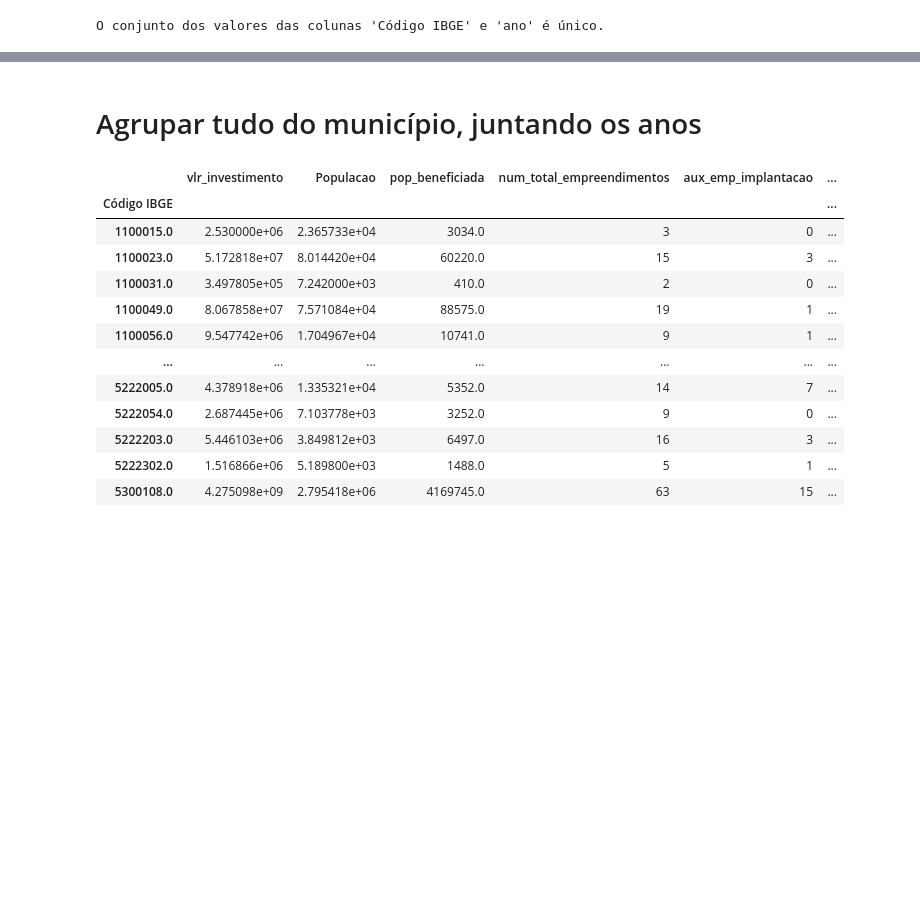
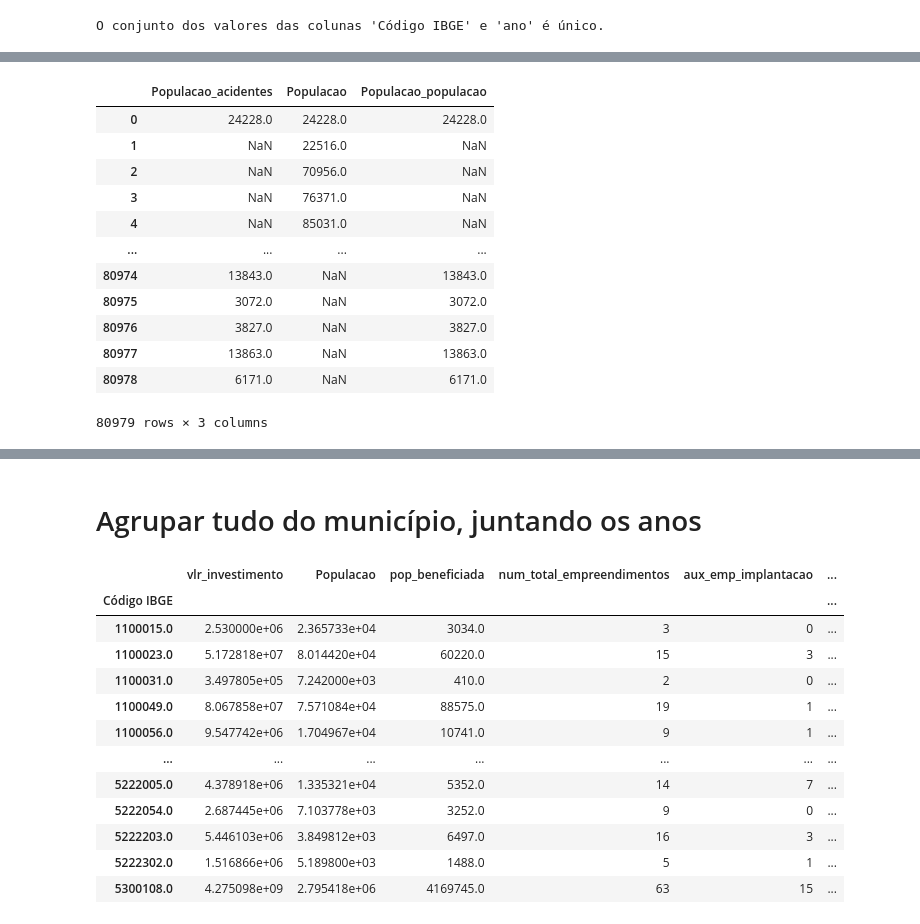
Before and after one commit to anayflima/simu-datathon-2024, a Jupyter notebook: analise_de_dados/agrupamento_municipio_ano.ipynb, the cells around one changed output, grey strips where cells are left out. Saved outputs shown, nothing was run; the diff lists cells and outputs as text; code cells hidden in the pictures; blank space fills up the shorter version.

```diff
--- a/analise_de_dados/agrupamento_municipio_ano.ipynb
+++ b/analise_de_dados/agrupamento_municipio_ano.ipynb
@@ -245,0 +293,16 @@ df_merge_empreendimentos_acidentes
+# %%
+df_merge_empreendimentos_acidentes[['Populacao_acidentes', 'Populacao', 'Populacao_populacao']]
+# %% [output]
+|  | Populacao_acidentes | Populacao | Populacao_populacao |
+| 0 | 24228.0 | 24228.0 | 24228.0 |
+| 1 | NaN | 22516.0 | NaN |
+| 2 | NaN | 70956.0 | NaN |
+| 3 | NaN | 76371.0 | NaN |
+| 4 | NaN | 85031.0 | NaN |
+| ... | ... | ... | ... |
+| 80974 | 13843.0 | NaN | 13843.0 |
+| 80975 | 3072.0 | NaN | 3072.0 |
+| 80976 | 3827.0 | NaN | 3827.0 |
+| 80977 | 13863.0 | NaN | 13863.0 |
+| 80978 | 6171.0 | NaN | 6171.0 |
+80979 rows × 3 columns
```
Also changed, not shown: parts of 26 cells of this notebook, 2 other files.
